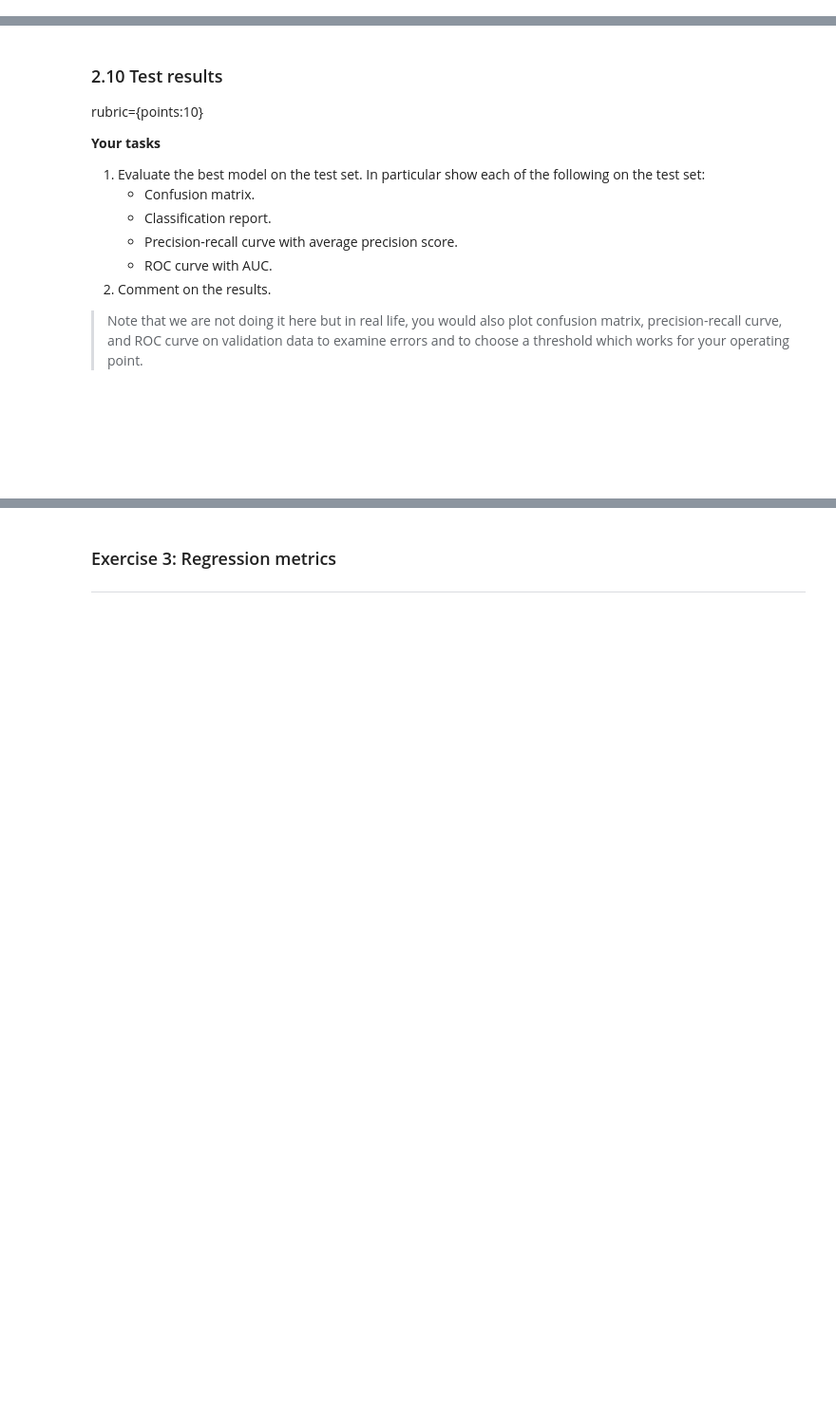
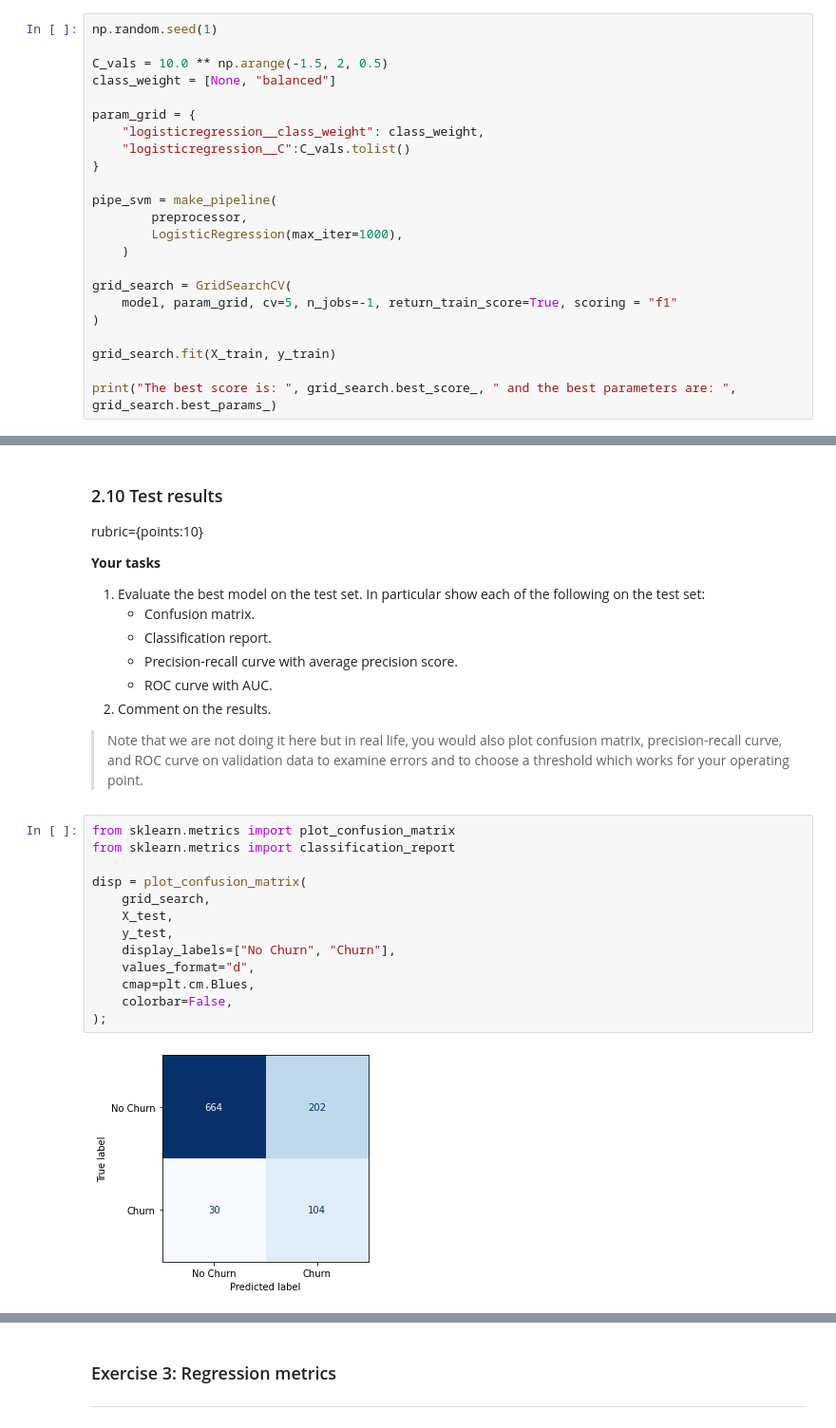
Before and after one commit to Canaut/cpsc330, a Jupyter notebook: hw/hw5/hw5.ipynb, the cells around one changed output, grey strips where cells are left out. Shown: that part at 95% size. Cells and saved outputs as stored; diff of their text form; blank space fills up the shorter version.

```diff
--- a/hw/hw5/hw5.ipynb
+++ b/hw/hw5/hw5.ipynb
@@ -390,3 +520,26 @@ Now let's tune the hyperparameters of our `LogisticRegression` using `GridSearch
 
 1. Jointly optimize `C` (choose some reasonable values) and `class_weight` (`None` vs. `'balanced'`) with `GridSearchCV` and `scoring="f1"`.
 2. What values of `C` and `class_weight` are chosen and what is the best cross-validation f1 score?
+# %%
+np.random.seed(1)
+
+C_vals = 10.0 ** np.arange(-1.5, 2, 0.5)
+class_weight = [None, "balanced"]
+
+param_grid = {
+    "logisticregression__class_weight": class_weight,
+    "logisticregression__C":C_vals.tolist()
+}
+
+pipe_svm = make_pipeline(
+        preprocessor,
+        LogisticRegression(max_iter=1000),
+    )
+
+grid_search = GridSearchCV(
+    model, param_grid, cv=5, n_jobs=-1, return_train_score=True, scoring = "f1"
+)
+
+grid_search.fit(X_train, y_train)
+
+print("The best score is: ", grid_search.best_score_, " and the best parameters are: ", grid_search.best_params_)
@@ -405,5 +560,18 @@ rubric={points:10}
 3. Comment on the results.
 
 > Note that we are not doing it here but in real life, you would also plot confusion matrix, precision-recall curve, and ROC curve on validation data to examine errors and to choose a threshold which works for your operating point.
-# %% [markdown]
-<br><br><br><br>
+# %%
+from sklearn.metrics import plot_confusion_matrix
+from sklearn.metrics import classification_report
+
+disp = plot_confusion_matrix(
+    grid_search,
+    X_test,
+    y_test,
+    display_labels=["No Churn", "Churn"],
+    values_format="d",
+    cmap=plt.cm.Blues,
+    colorbar=False,
+);
+# %% [output]
+[figure, added]
```
Also changed, not shown: parts of 29 cells of this notebook.
